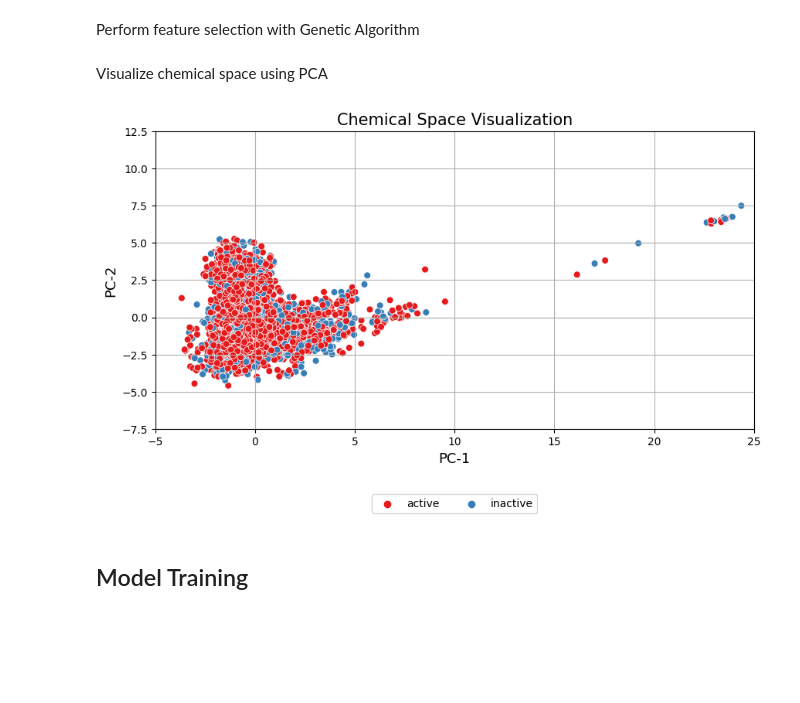
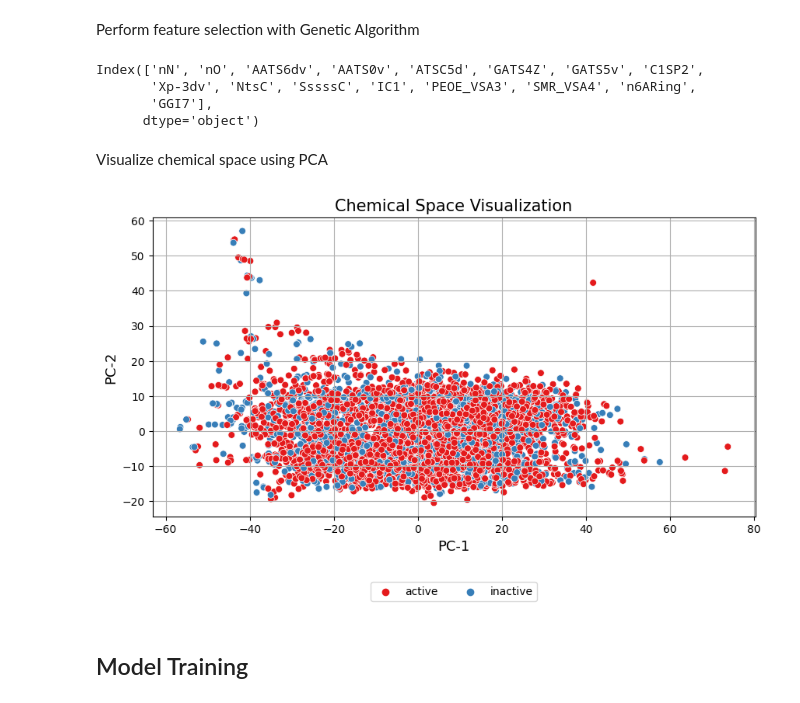
Before and after one commit to trizkynoviandy/qsar-bace1, a Jupyter notebook: bace1_classification.ipynb, the cells around one changed output. Cells and saved outputs as stored; diff of their text form; code cells hidden in the pictures; blank space fills up the shorter version.

```diff
--- a/bace1_classification.ipynb
+++ b/bace1_classification.ipynb
@@ -106,5 +103,0 @@ Standarize the features value
-# %%
-scaler = StandardScaler().set_output(transform="pandas")
-
-XX = scaler.fit_transform(XX)
-XX
@@ -166,31 +145,36 @@ X_test = X_test.iloc[:,selected]
 # %%
 XXX = XX.iloc[:,selected]
 XXX.columns
+# %% [output]
+Index(['nN', 'nO', 'AATS6dv', 'AATS0v', 'ATSC5d', 'GATS4Z', 'GATS5v', 'C1SP2',
+       'Xp-3dv', 'NtsC', 'SssssC', 'IC1', 'PEOE_VSA3', 'SMR_VSA4', 'n6ARing',
+       'GGI7'],
+      dtype='object')
 # %% [markdown]
 Visualize chemical space using PCA
 # %%
 pca = PCA(n_components=2)
 
 X_pca = pca.fit_transform(X_train)
 X_pca = pd.DataFrame(X_pca, columns = ["PC-1", "PC-2"])
 
 y_pca = pd.DataFrame(y, columns=["class"]).merge(X_pca, how="inner", left_index=True, right_index=True)
 
 fig, ax = plt.subplots(figsize=(10, 5))
 scatter = sns.scatterplot(x="PC-1", y="PC-2", data=y_pca, s=40, hue="class", palette="Set1", ax=ax)
 ax.legend(loc='upper right')
 legend_handles, _ = ax.get_legend_handles_labels()
 ax.legend(legend_handles, ['active', 'inactive'], loc='upper center', bbox_to_anchor=(0.5, -0.2), ncol=3)
 scatter.set_xlabel("PC-1", fontsize=13)
 scatter.set_ylabel("PC-2", fontsize=13)
 scatter.grid()
 plt.title("Chemical Space Visualization", fontsize=15)
-plt.ylim(-7.5, 12.5)
-plt.xlim(-5, 25)
+# plt.ylim(-7.5, 12.5)
+# plt.xlim(-5, 25)
 plt.savefig("csvis.svg", format="svg", bbox_inches='tight')
 plt.show()
 # %% [output]
-[figure, old version]
+[figure, new version]
 # %% [markdown]
 ## Model Training
 # %% [markdown]
```
Also changed, not shown: parts of 3 cells of this notebook.
